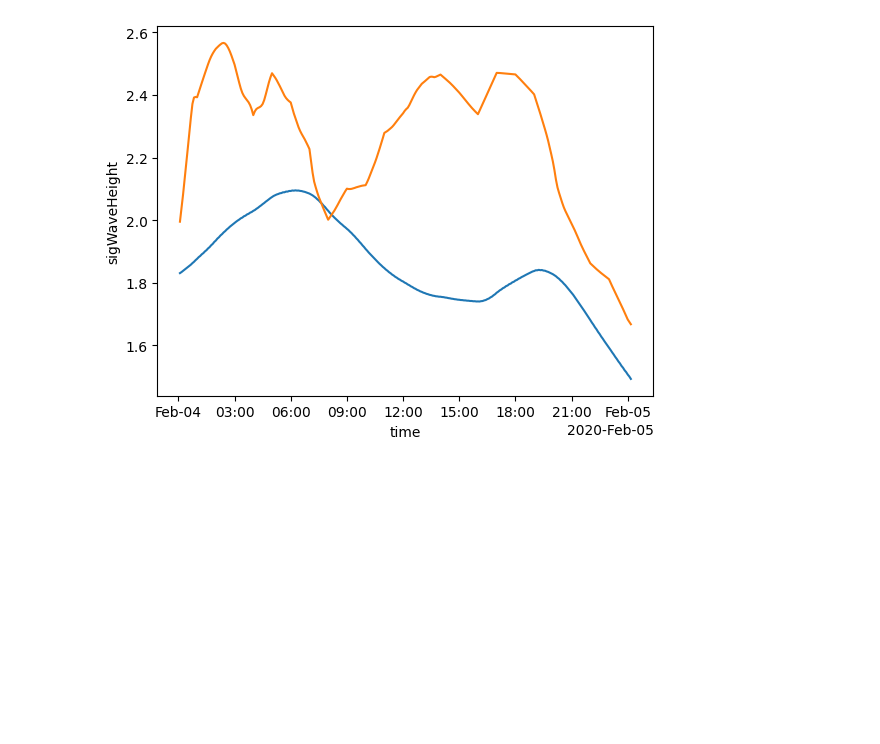
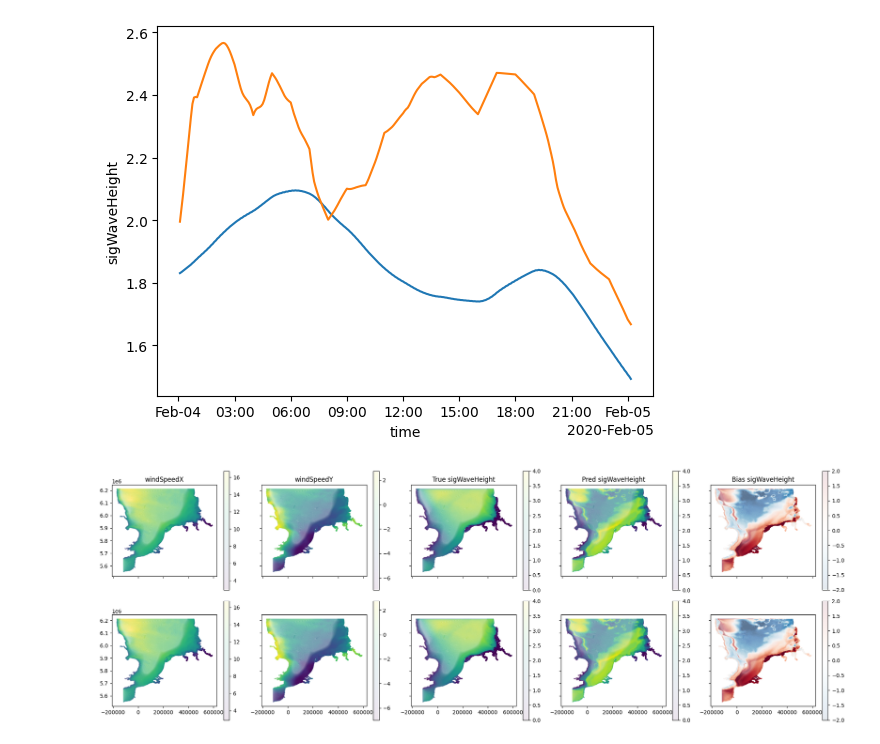
Before and after one commit to crlna16/windwavenet, a Jupyter notebook: notebooks/Evaluation.ipynb, the cells around one changed output. Saved outputs shown, nothing was run; the diff lists cells and outputs as text; code cells hidden in the pictures; blank space fills up the shorter version.

```diff
--- a/notebooks/Evaluation.ipynb
+++ b/notebooks/Evaluation.ipynb
@@ -30,29 +30,43 @@ ds_pred["sigWaveHeight"].mean(dim="nSCHISM_hgrid_node").plot()
 [<matplotlib.lines.Line2D at 0x...>]
 [figure]
 # %%
-fig, ax = plt.subplots(2, 3, sharex=True, sharey=True, figsize=(15, 10))
+fig, ax = plt.subplots(2, 5, sharex=True, sharey=True, figsize=(20, 7))
 
 time_ix = [10, 200]
 
 nx = ds_pred.SCHISM_hgrid_node_x.values
 ny = ds_pred.SCHISM_hgrid_node_y.values
 
 for i, tt in enumerate(time_ix):
 
     ct = ds_true.isel(time=10)["sigWaveHeight"].values
     cp = ds_pred.isel(time=10)["sigWaveHeight"].values
 
-    img=ax[i, 0].scatter(nx, ny, c=ct, alpha=0.1, marker="o", s=1, vmin=0, vmax=4)
+    x1 = ds_true.isel(time=10)["windSpeedX"].values
+    x2 = ds_true.isel(time=10)["windSpeedY"].values
+
+    img=ax[i, 0].scatter(nx, ny, c=x1, alpha=0.1, marker="o", s=1)
     plt.colorbar(img, ax=ax[i, 0])
 
-    img=ax[i, 1].scatter(nx, ny, c=cp, alpha=0.1, marker="o", s=1, vmin=0, vmax=4)
+    img=ax[i, 1].scatter(nx, ny, c=x2, alpha=0.1, marker="o", s=1)
     plt.colorbar(img, ax=ax[i, 1])
 
-    img=ax[i, 2].scatter(nx, ny, c=cp-ct, alpha=0.1, marker="o", s=1, vmin=-2, vmax=+2, cmap="RdBu")
+
+    img=ax[i, 2].scatter(nx, ny, c=ct, alpha=0.1, marker="o", s=1, vmin=0, vmax=4)
     plt.colorbar(img, ax=ax[i, 2])
 
+    img=ax[i, 3].scatter(nx, ny, c=cp, alpha=0.1, marker="o", s=1, vmin=0, vmax=4)
+    plt.colorbar(img, ax=ax[i, 3])
+
+    img=ax[i, 4].scatter(nx, ny, c=cp-ct, alpha=0.1, marker="o", s=1, vmin=-2, vmax=+2, cmap="RdBu_r")
+    plt.colorbar(img, ax=ax[i, 4])
+
 [axx.set_aspect("equal") for axx in ax.flatten()]
-ax[0, 0].set_title("True sigWaveHeight")
-ax[0, 1].set_title("Pred sigWaveHeight")
-ax[0, 2].set_title("Bias sigWaveHeight")
+ax[0, 0].set_title("windSpeedX")
+ax[0, 1].set_title("windSpeedY")
+ax[0, 2].set_title("True sigWaveHeight")
+ax[0, 3].set_title("Pred sigWaveHeight")
+ax[0, 4].set_title("Bias sigWaveHeight")
 fig.tight_layout()
+# %% [output]
+[figure, added]
```
Also changed, not shown: 10 other files.
